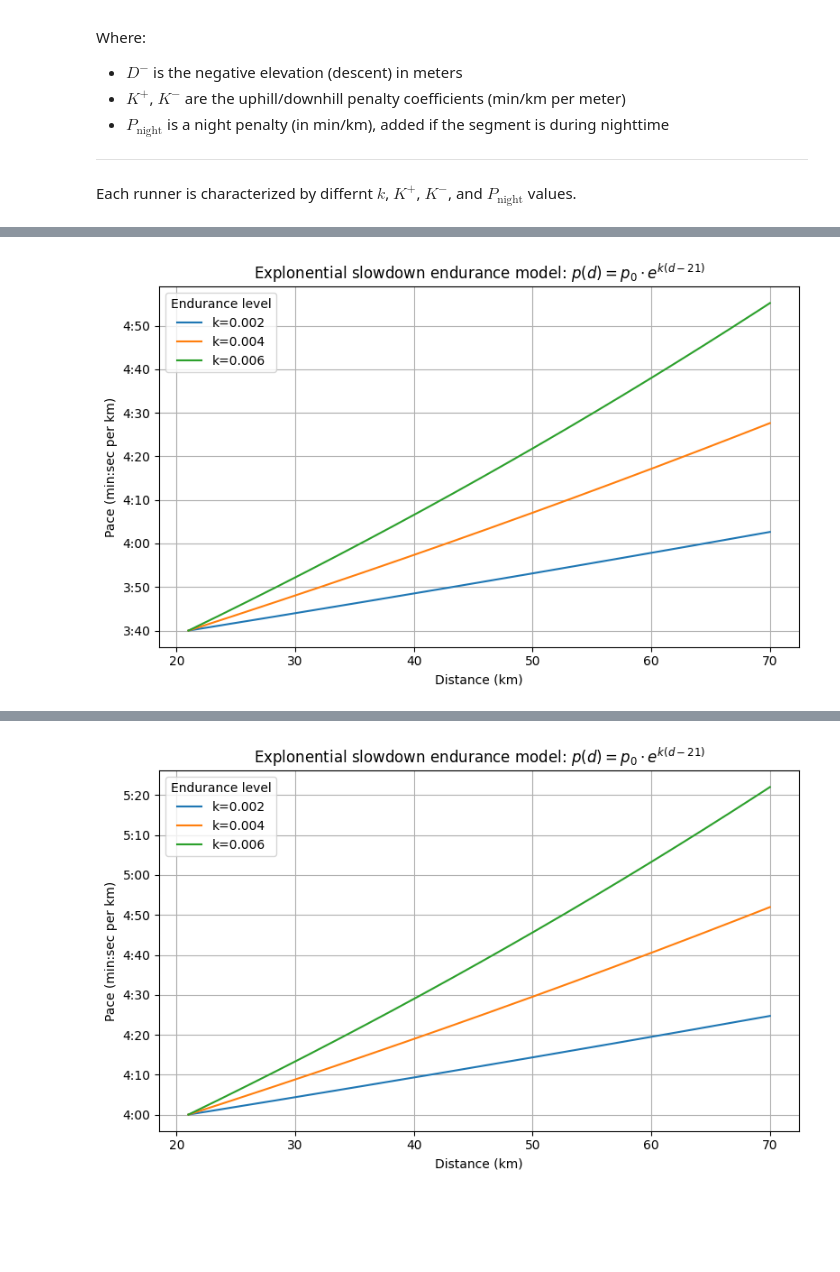
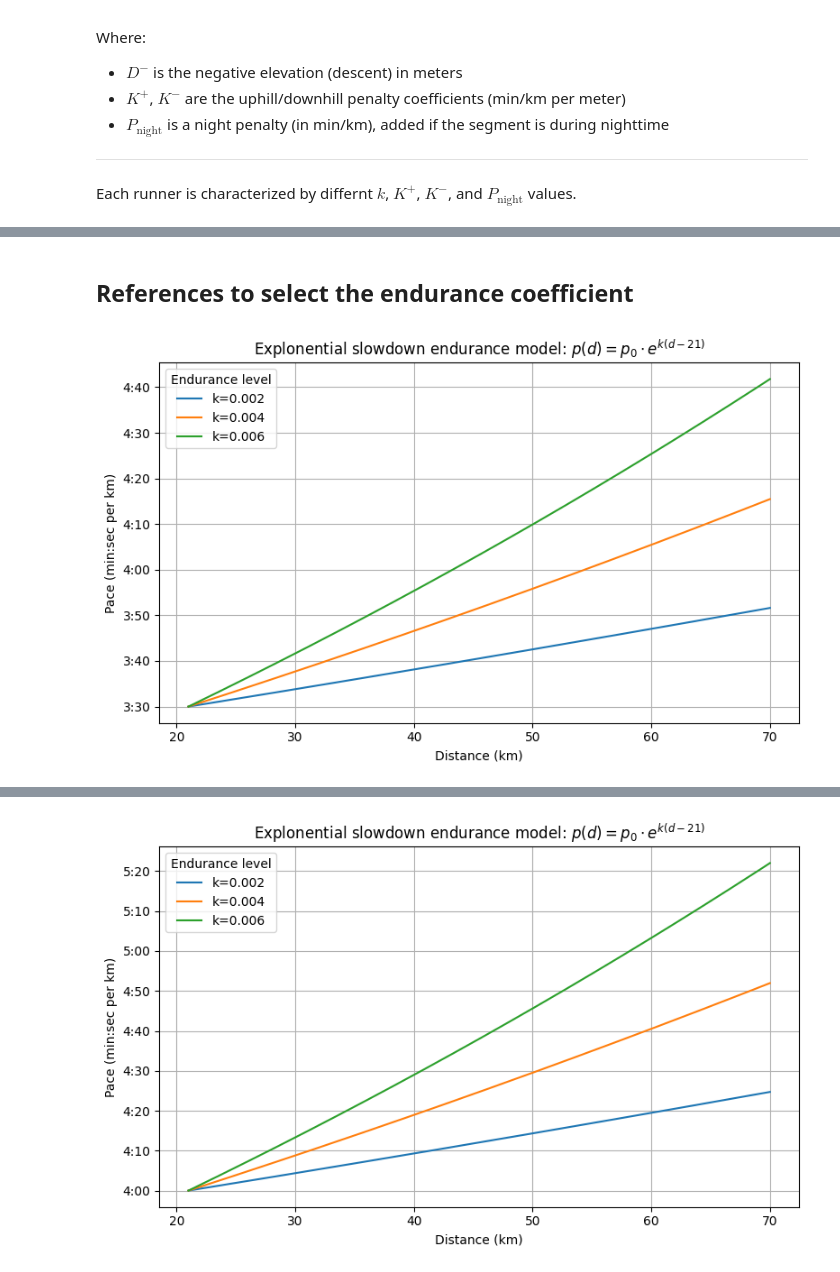
Before and after one commit to riccardocadei/eurotrip, a Jupyter notebook: pace.ipynb, the cells around one changed output, grey strips where cells are left out. Cells and saved outputs as stored; diff of their text form; code cells hidden in the pictures; blank space fills up the shorter version.

```diff
--- a/pace.ipynb
+++ b/pace.ipynb
@@ -48,6 +62,8 @@ Each runner is characterized by differnt $k$, $K^+$, $K^-$, and $P_{\text{night}
+# %% [markdown]
+## References to select the endurance coefficient
 # %%
-pace_HM = 3*60 + 40 # 3:40/km
+pace_HM = 3*60 + 30 # 3:30/km
 k_values = [0.002, 0.004, 0.006]
 plot_pace_decay(pace_HM, k_values)
 # %% [output]
-[figure, old version]
+[figure, new version]
```
Also changed, not shown: parts of 7 cells of this notebook, 11 other files.
